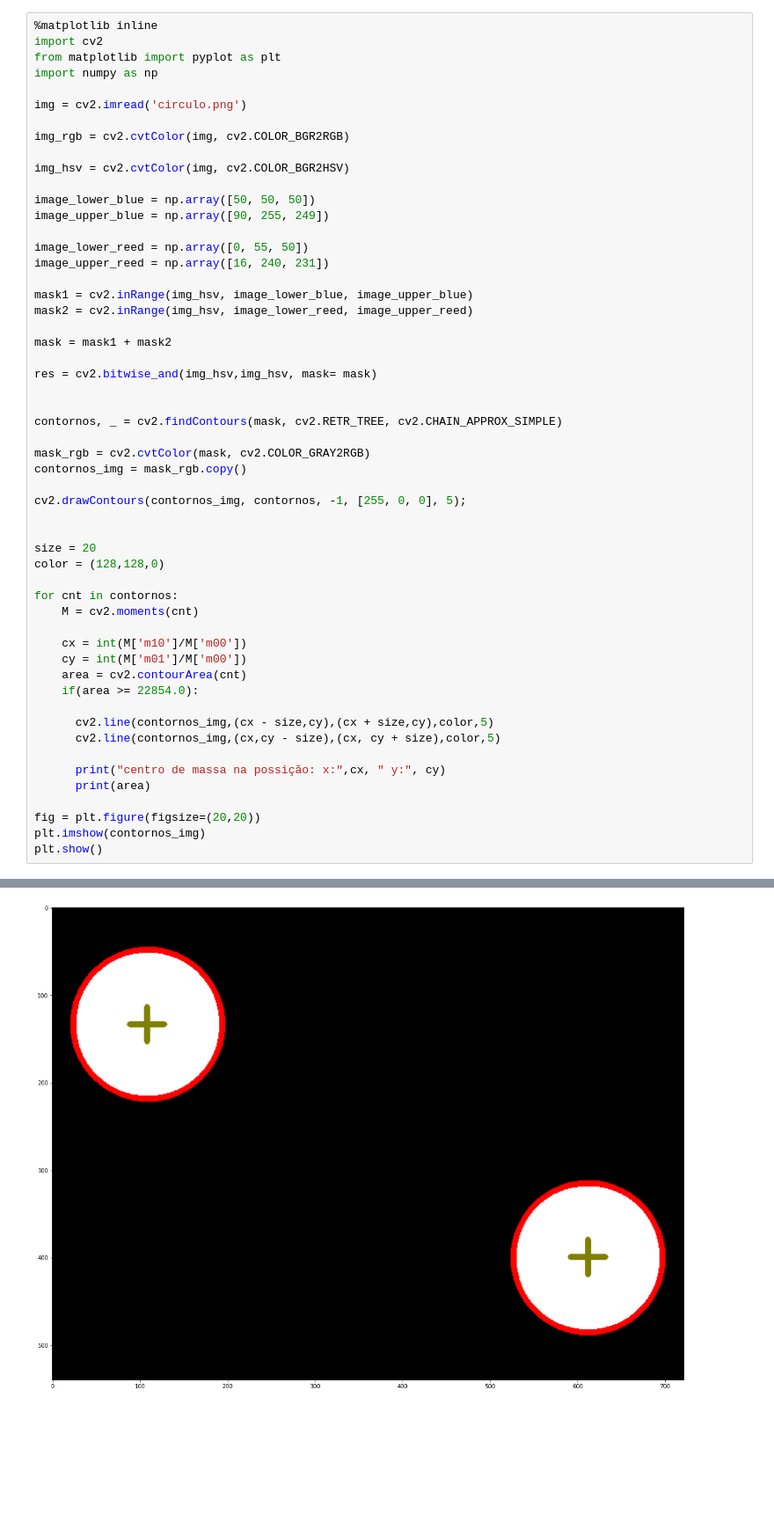
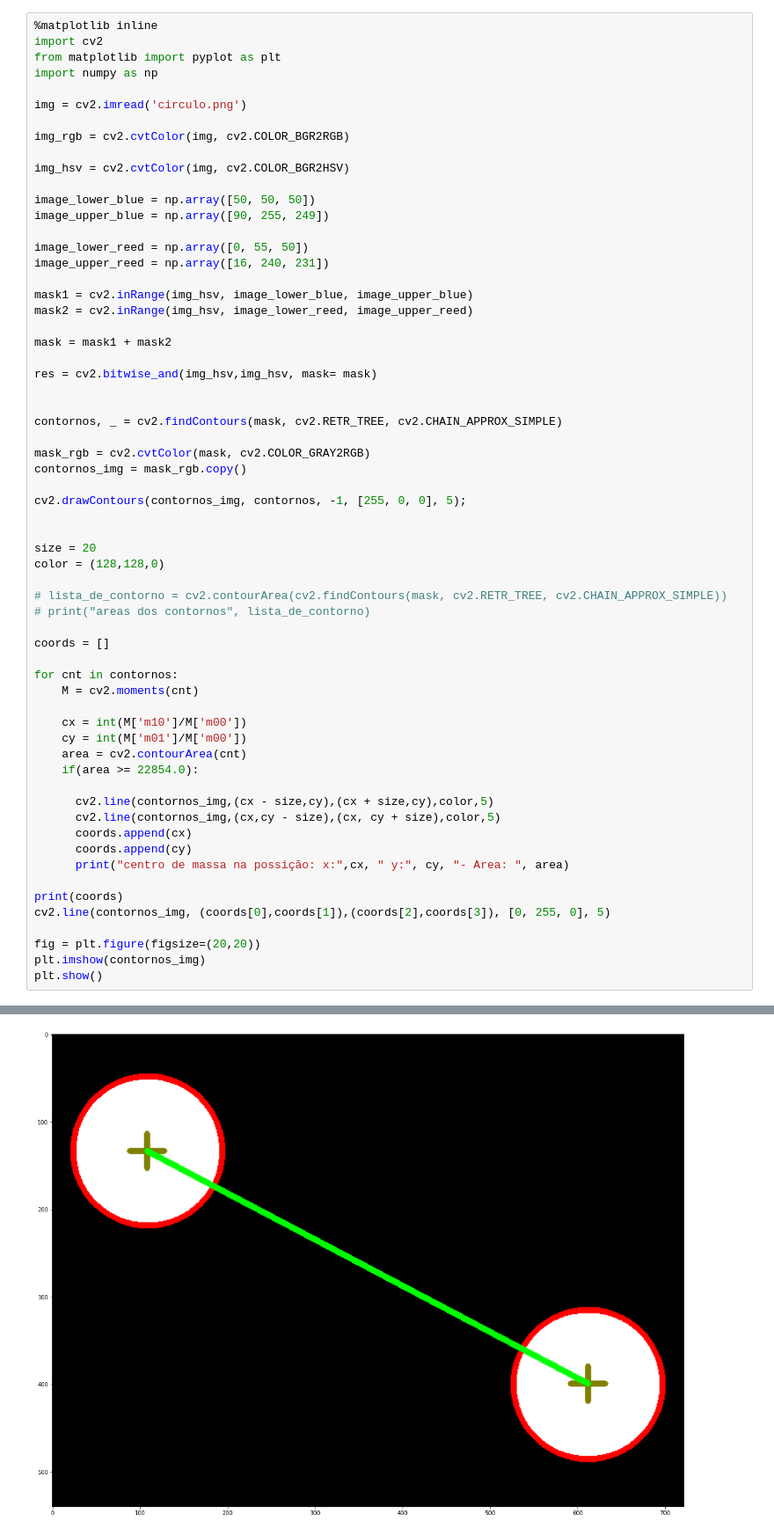
Before and after one commit to GiulioBernardi/visao-computacional, a Jupyter notebook: rec.ipynb, the cells around one changed output, grey strips where cells are left out. Shown: that part at 88% size. Cells and saved outputs as stored; diff of their text form; blank space fills up the shorter version.

```diff
--- a/rec.ipynb
+++ b/rec.ipynb
@@ -35,6 +35,11 @@ cv2.drawContours(contornos_img, contornos, -1, [255, 0, 0], 5);
 size = 20
 color = (128,128,0)
 
+# lista_de_contorno = cv2.contourArea(cv2.findContours(mask, cv2.RETR_TREE, cv2.CHAIN_APPROX_SIMPLE))
+# print("areas dos contornos", lista_de_contorno)
+
+coords = []
+
 for cnt in contornos:
     M = cv2.moments(cnt)
 
@@ -45,9 +50,12 @@ for cnt in contornos:
 
       cv2.line(contornos_img,(cx - size,cy),(cx + size,cy),color,5)
       cv2.line(contornos_img,(cx,cy - size),(cx, cy + size),color,5)
+      coords.append(cx)
+      coords.append(cy)
+      print("centro de massa na possição: x:",cx, " y:", cy, "- Area: ", area)
 
-      print("centro de massa na possição: x:",cx, " y:", cy)
-      print(area)
+print(coords)
+cv2.line(contornos_img, (coords[0],coords[1]),(coords[2],coords[3]), [0, 255, 0], 5)
 
 fig = plt.figure(figsize=(20,20))
 plt.imshow(contornos_img)
@@ -60 +67 @@ centro de massa na possição: x: 108  y: 133
-[figure, old version]
+[figure, new version]
```
Also changed, not shown: parts of 5 cells of this notebook, 2 other files.
